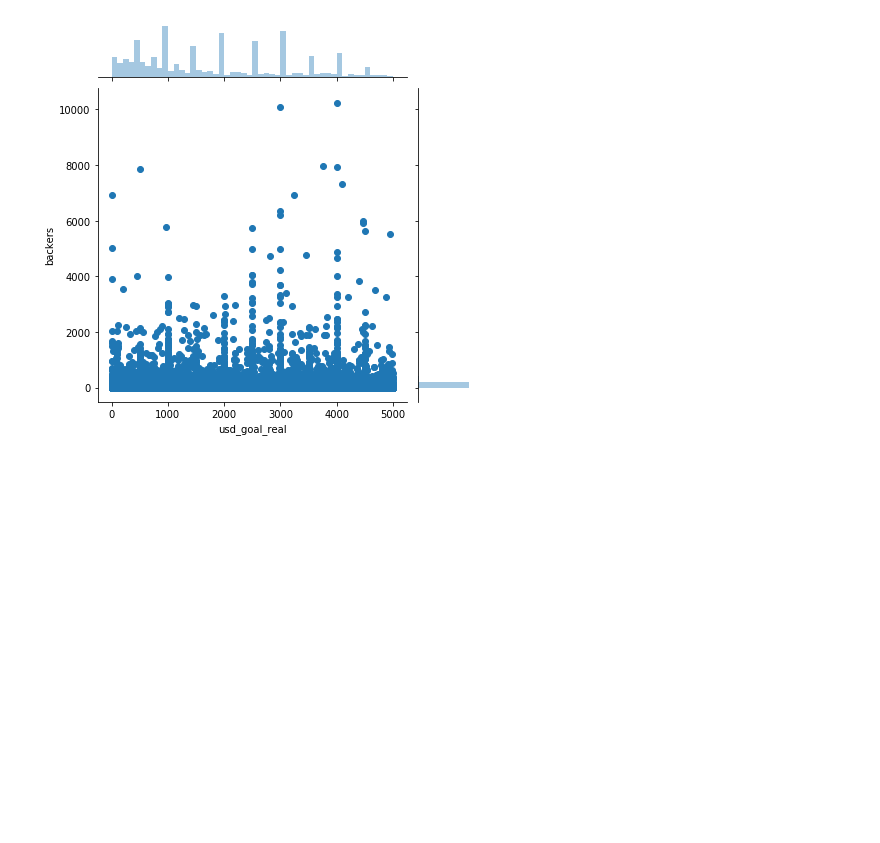
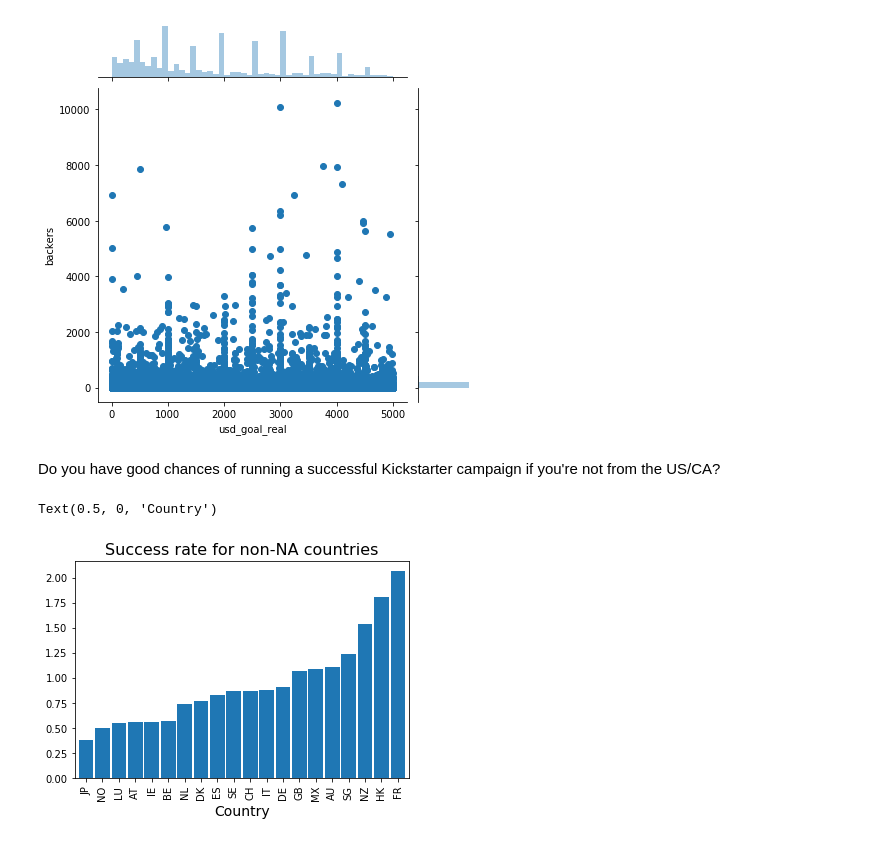
Before and after one commit to tbacha/DMML2019_Team_Apple, a Jupyter notebook: code/Kickstarter_notebook_Team_Apple.ipynb, the cells around one changed output. Cells and saved outputs as stored; diff of their text form; code cells hidden in the pictures; blank space fills up the shorter version.

```diff
--- a/code/Kickstarter_notebook_Team_Apple.ipynb
+++ b/code/Kickstarter_notebook_Team_Apple.ipynb
@@ -272,3 +289,14 @@ sns.jointplot(x="usd_pledged_real", y="backers", data=df1[df1["usd_pledged_real"
 sns.jointplot(x="usd_goal_real", y="backers", data=df1[df1["usd_goal_real"]<5000]);
 # %% [output]
 [figure]
+# %% [markdown]
+Do you have good chances of running a successful Kickstarter campaign if you're not from the US/CA?
+# %%
+df_without_na = df[(~df["country"].isin(["US", "CA"]))].groupby(["country"])["pct_reached"].mean().sort_values()
+df_without_na
+ax = df_without_na.plot(kind="bar", width=0.9)
+ax.set_title("Success rate for non-NA countries", size=16)
+ax.set_xlabel("Country", size=14)
+# %% [output]
+Text(0.5, 0, 'Country')
+[figure, added]
```
Also changed, not shown: parts of 22 cells of this notebook.
